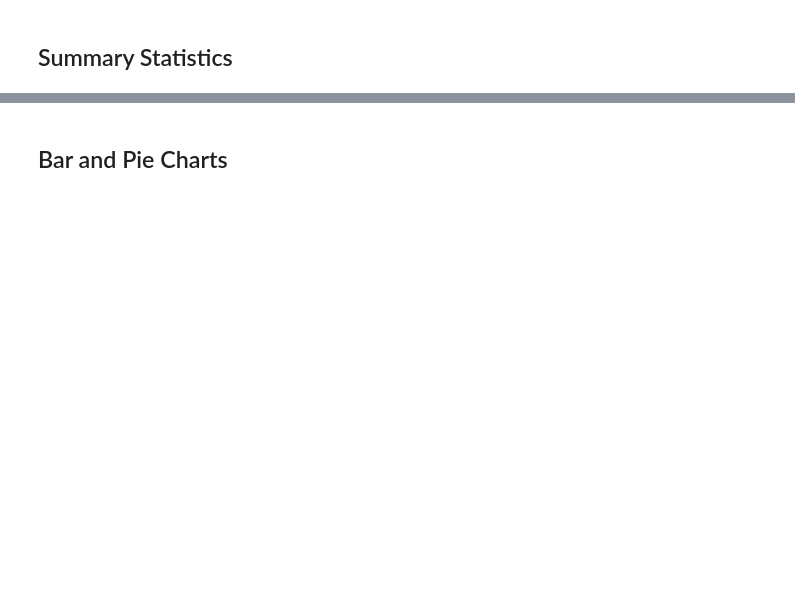
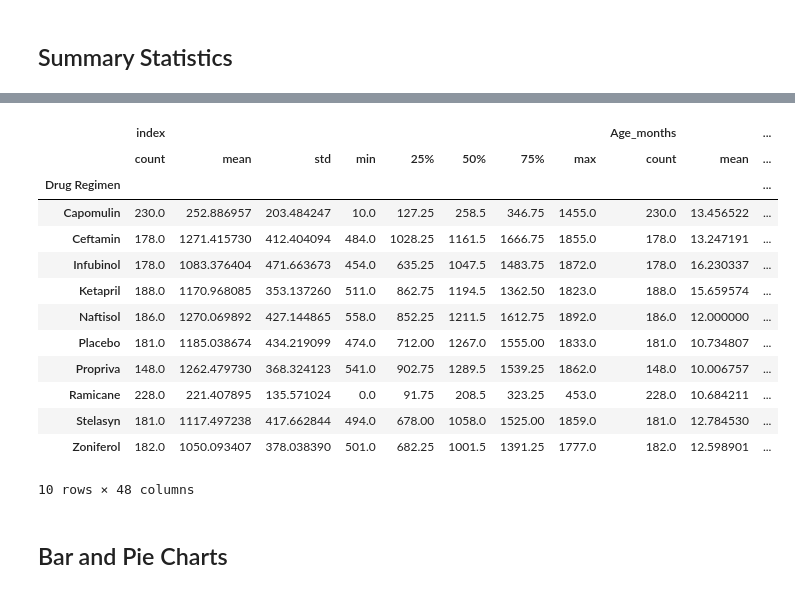
Before and after one commit to Nickfeliciano2/Matplotlib, a Jupyter notebook: Pymaceuticals/pymaceuticals_starter.ipynb, the cells around one changed output, grey strips where cells are left out. Saved outputs shown, nothing was run; the diff lists cells and outputs as text; code cells hidden in the pictures; blank space fills up the shorter version.

```diff
--- a/Pymaceuticals/pymaceuticals_starter.ipynb
+++ b/Pymaceuticals/pymaceuticals_starter.ipynb
@@ -155,2 +248,24 @@ dtype: int64
+# %%
+# Using the aggregation method, produce the same summary statistics in a single line
+
+
+drug_summary.aggregate(func=list)
+
+#Help needed
+# %% [output]
+|  | index |  |  |  |  |  |  |  | Age_months |  | ... |
+|  | count | mean | std | min | 25% | 50% | 75% | max | count | mean | ... |
+| Drug Regimen |  |  |  |  |  |  |  |  |  |  | ... |
+| Capomulin | 230.0 | 252.886957 | 203.484247 | 10.0 | 127.25 | 258.5 | 346.75 | 1455.0 | 230.0 | 13.456522 | ... |
+| Ceftamin | 178.0 | 1271.415730 | 412.404094 | 484.0 | 1028.25 | 1161.5 | 1666.75 | 1855.0 | 178.0 | 13.247191 | ... |
+| Infubinol | 178.0 | 1083.376404 | 471.663673 | 454.0 | 635.25 | 1047.5 | 1483.75 | 1872.0 | 178.0 | 16.230337 | ... |
+| Ketapril | 188.0 | 1170.968085 | 353.137260 | 511.0 | 862.75 | 1194.5 | 1362.50 | 1823.0 | 188.0 | 15.659574 | ... |
+| Naftisol | 186.0 | 1270.069892 | 427.144865 | 558.0 | 852.25 | 1211.5 | 1612.75 | 1892.0 | 186.0 | 12.000000 | ... |
+| Placebo | 181.0 | 1185.038674 | 434.219099 | 474.0 | 712.00 | 1267.0 | 1555.00 | 1833.0 | 181.0 | 10.734807 | ... |
+| Propriva | 148.0 | 1262.479730 | 368.324123 | 541.0 | 902.75 | 1289.5 | 1539.25 | 1862.0 | 148.0 | 10.006757 | ... |
+| Ramicane | 228.0 | 221.407895 | 135.571024 | 0.0 | 91.75 | 208.5 | 323.25 | 453.0 | 228.0 | 10.684211 | ... |
+| Stelasyn | 181.0 | 1117.497238 | 417.662844 | 494.0 | 678.00 | 1058.0 | 1525.00 | 1859.0 | 181.0 | 12.784530 | ... |
+| Zoniferol | 182.0 | 1050.093407 | 378.038390 | 501.0 | 682.25 | 1001.5 | 1391.25 | 1777.0 | 182.0 | 12.598901 | ... |
+10 rows × 48 columns
 # %% [markdown]
 ## Bar and Pie Charts
```
Also changed, not shown: parts of 17 cells of this notebook, 2 other files.
